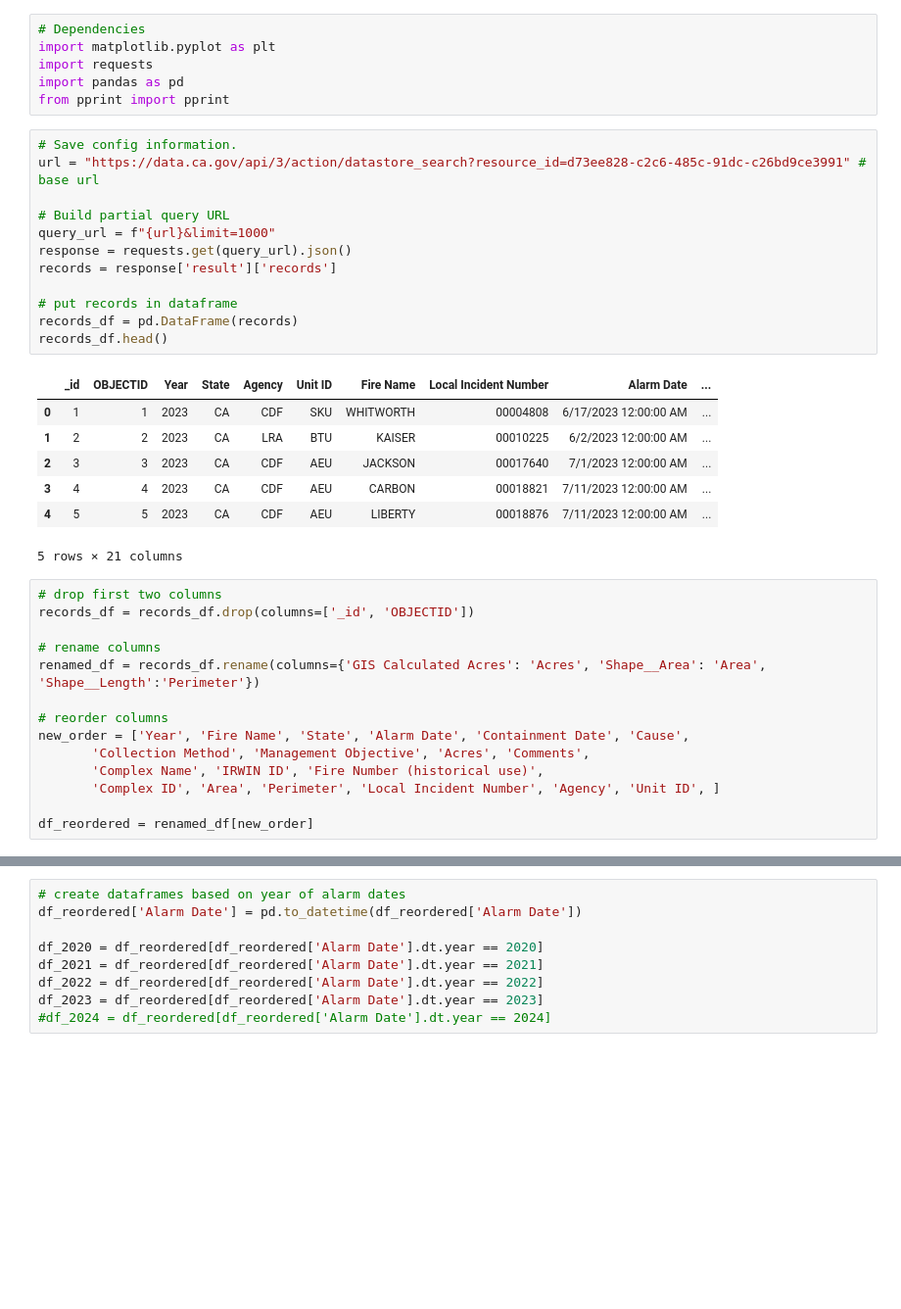
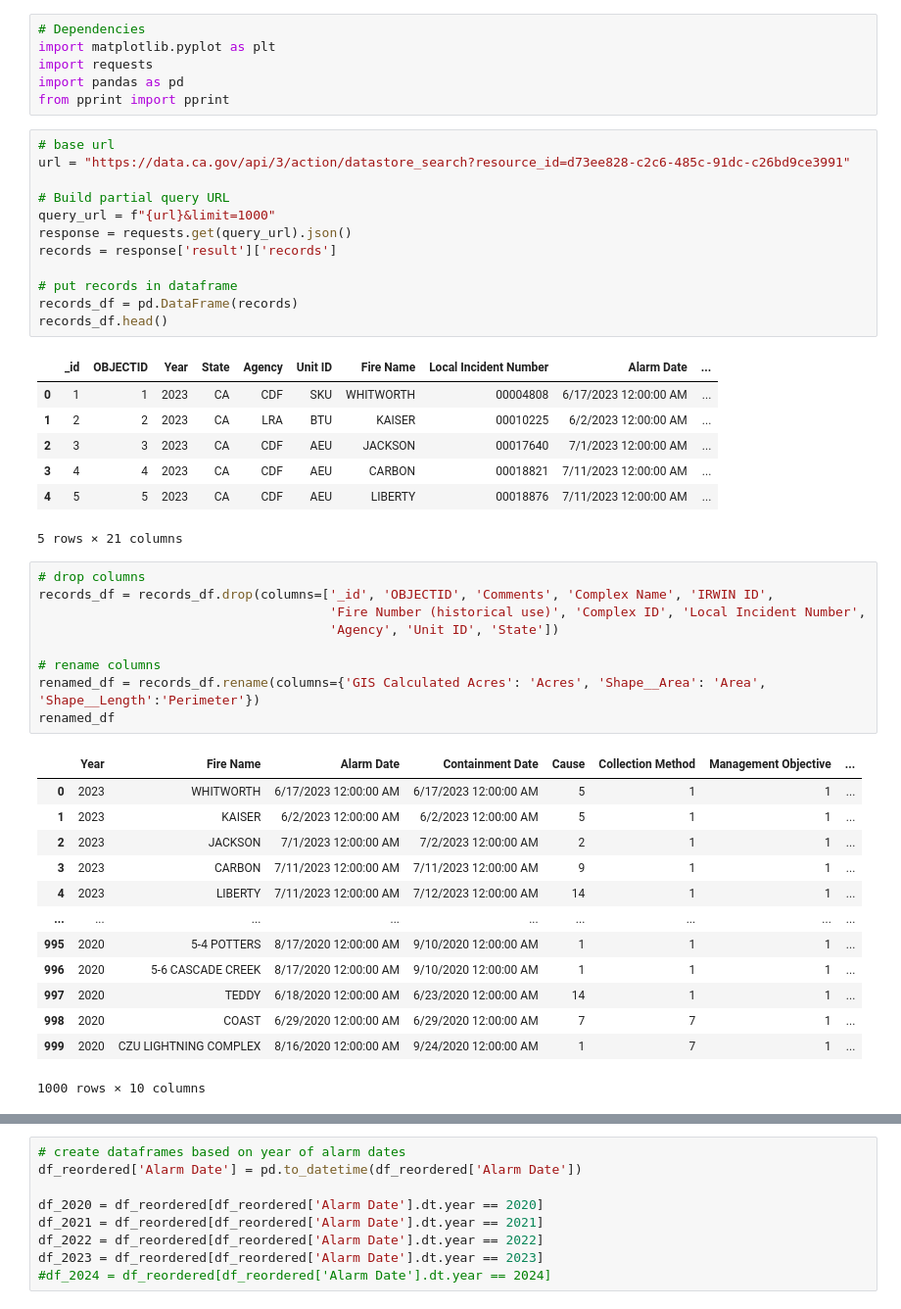
Before and after one commit to epsilonite/pandas-project, a Jupyter notebook: jenny-folder/CA-Wildfire-JJ2.ipynb, the cells around one changed output, grey strips where cells are left out. Shown: that part at 98% size. Cells and saved outputs as stored; diff of their text form; blank space fills up the shorter version.

```diff
--- a/jenny-folder/CA-Wildfire-JJ2.ipynb
+++ b/jenny-folder/CA-Wildfire-JJ2.ipynb
@@ -5,8 +5,8 @@ import requests
 import pandas as pd
 from pprint import pprint
 # %%
-# Save config information.
-url = "https://data.ca.gov/api/3/action/datastore_search?resource_id=d73ee828-c2c6-485c-91dc-c26bd9ce3991" # base url
+# base url
+url = "https://data.ca.gov/api/3/action/datastore_search?resource_id=d73ee828-c2c6-485c-91dc-c26bd9ce3991"
 
 # Build partial query URL
 query_url = f"{url}&limit=1000"
@@ -25,18 +25,27 @@ records_df.head()
 | 4 | 5 | 5 | 2023 | CA | CDF | AEU | LIBERTY | 00018876 | 7/11/2023 12:00:00 AM | ... |
 5 rows × 21 columns
 # %%
-# drop first two columns
-records_df = records_df.drop(columns=['_id', 'OBJECTID'])
+# drop columns
+records_df = records_df.drop(columns=['_id', 'OBJECTID', 'Comments', 'Complex Name', 'IRWIN ID',
+                                      'Fire Number (historical use)', 'Complex ID', 'Local Incident Number',
+                                      'Agency', 'Unit ID', 'State'])
 
 # rename columns
 renamed_df = records_df.rename(columns={'GIS Calculated Acres': 'Acres', 'Shape__Area': 'Area', 'Shape__Length':'Perimeter'})
-
-# reorder columns
-new_order = ['Year', 'Fire Name', 'State', 'Alarm Date', 'Containment Date', 'Cause',
-       'Collection Method', 'Management Objective', 'Acres', 'Comments',
-       'Complex Name', 'IRWIN ID', 'Fire Number (historical use)',
-       'Complex ID', 'Area', 'Perimeter', 'Local Incident Number', 'Agency', 'Unit ID', ]
-
-df_reordered = renamed_df[new_order]
+renamed_df
+# %% [output]
+|  | Year | Fire Name | Alarm Date | Containment Date | Cause | Collection Method | Management Objective | ... |
+| 0 | 2023 | WHITWORTH | 6/17/2023 12:00:00 AM | 6/17/2023 12:00:00 AM | 5 | 1 | 1 | ... |
+| 1 | 2023 | KAISER | 6/2/2023 12:00:00 AM | 6/2/2023 12:00:00 AM | 5 | 1 | 1 | ... |
+| 2 | 2023 | JACKSON | 7/1/2023 12:00:00 AM | 7/2/2023 12:00:00 AM | 2 | 1 | 1 | ... |
+| 3 | 2023 | CARBON | 7/11/2023 12:00:00 AM | 7/11/2023 12:00:00 AM | 9 | 1 | 1 | ... |
+| 4 | 2023 | LIBERTY | 7/11/2023 12:00:00 AM | 7/12/2023 12:00:00 AM | 14 | 1 | 1 | ... |
+| ... | ... | ... | ... | ... | ... | ... | ... | ... |
+| 995 | 2020 | 5-4 POTTERS | 8/17/2020 12:00:00 AM | 9/10/2020 12:00:00 AM | 1 | 1 | 1 | ... |
+| 996 | 2020 | 5-6 CASCADE CREEK | 8/17/2020 12:00:00 AM | 9/10/2020 12:00:00 AM | 1 | 1 | 1 | ... |
+| 997 | 2020 | TEDDY | 6/18/2020 12:00:00 AM | 6/23/2020 12:00:00 AM | 14 | 1 | 1 | ... |
+| 998 | 2020 | COAST | 6/29/2020 12:00:00 AM | 6/29/2020 12:00:00 AM | 7 | 7 | 1 | ... |
+| 999 | 2020 | CZU LIGHTNING COMPLEX | 8/16/2020 12:00:00 AM | 9/24/2020 12:00:00 AM | 1 | 7 | 1 | ... |
+1000 rows × 10 columns
 # %%
 # Convert 'Alarm Date' and 'Containment Date' columns to datetime format
```
Also changed, not shown: parts of 15 cells of this notebook.
